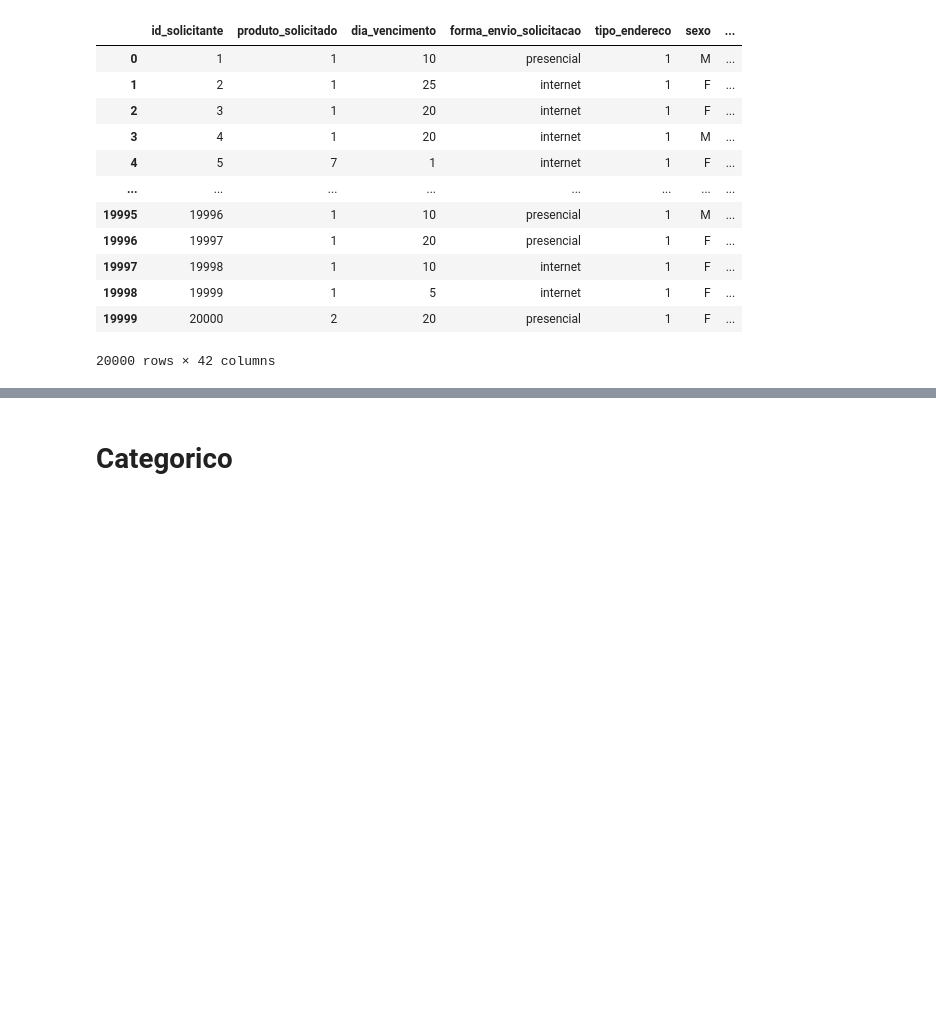
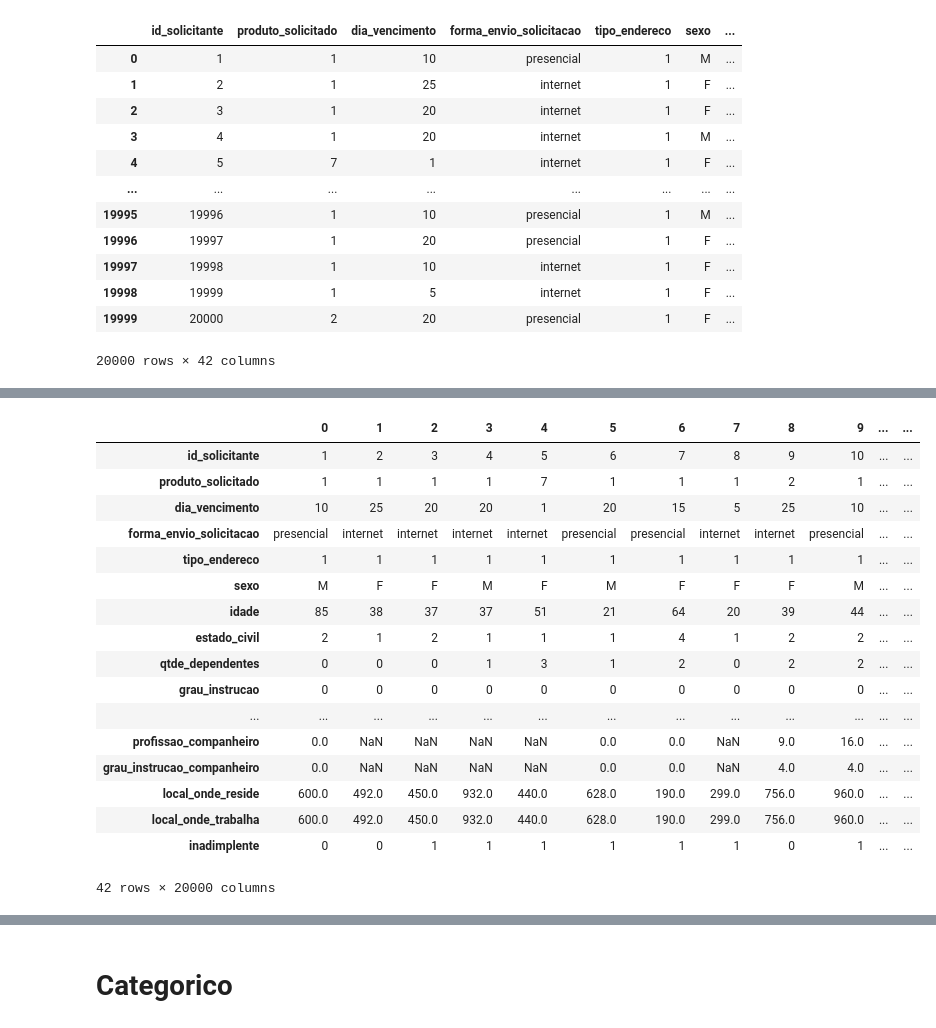
Before and after one commit to phelipefrancesco/-UFRJ-EEL891---2021.01---Trabalho-2, a Jupyter notebook: eel891_trabalho1.ipynb, the cells around one changed output, grey strips where cells are left out. Saved outputs shown, nothing was run; the diff lists cells and outputs as text; code cells hidden in the pictures; blank space fills up the shorter version.

```diff
--- a/eel891_trabalho1.ipynb
+++ b/eel891_trabalho1.ipynb
@@ -103,0 +46,7 @@ df_credito['renda_mensal_regular']
+# %%
+training = True
+
+if training:
+    df = train_set
+else:
+    df = test_set
@@ -103,0 +68,21 @@ df_credito['renda_mensal_regular']
+# %%
+df.T
+# %% [output]
+|  | 0 | 1 | 2 | 3 | 4 | 5 | 6 | 7 | 8 | 9 | ... | ... |
+| id_solicitante | 1 | 2 | 3 | 4 | 5 | 6 | 7 | 8 | 9 | 10 | ... | ... |
+| produto_solicitado | 1 | 1 | 1 | 1 | 7 | 1 | 1 | 1 | 2 | 1 | ... | ... |
+| dia_vencimento | 10 | 25 | 20 | 20 | 1 | 20 | 15 | 5 | 25 | 10 | ... | ... |
+| forma_envio_solicitacao | presencial | internet | internet | internet | internet | presencial | presencial | internet | internet | presencial | ... | ... |
+| tipo_endereco | 1 | 1 | 1 | 1 | 1 | 1 | 1 | 1 | 1 | 1 | ... | ... |
+| sexo | M | F | F | M | F | M | F | F | F | M | ... | ... |
+| idade | 85 | 38 | 37 | 37 | 51 | 21 | 64 | 20 | 39 | 44 | ... | ... |
+| estado_civil | 2 | 1 | 2 | 1 | 1 | 1 | 4 | 1 | 2 | 2 | ... | ... |
+| qtde_dependentes | 0 | 0 | 0 | 1 | 3 | 1 | 2 | 0 | 2 | 2 | ... | ... |
+| grau_instrucao | 0 | 0 | 0 | 0 | 0 | 0 | 0 | 0 | 0 | 0 | ... | ... |
+| ... | ... | ... | ... | ... | ... | ... | ... | ... | ... | ... | ... | ... |
+| profissao_companheiro | 0.0 | NaN | NaN | NaN | NaN | 0.0 | 0.0 | NaN | 9.0 | 16.0 | ... | ... |
+| grau_instrucao_companheiro | 0.0 | NaN | NaN | NaN | NaN | 0.0 | 0.0 | NaN | 4.0 | 4.0 | ... | ... |
+| local_onde_reside | 600.0 | 492.0 | 450.0 | 932.0 | 440.0 | 628.0 | 190.0 | 299.0 | 756.0 | 960.0 | ... | ... |
+| local_onde_trabalha | 600.0 | 492.0 | 450.0 | 932.0 | 440.0 | 628.0 | 190.0 | 299.0 | 756.0 | 960.0 | ... | ... |
+| inadimplente | 0 | 0 | 1 | 1 | 1 | 1 | 1 | 1 | 0 | 1 | ... | ... |
+42 rows × 20000 columns
```
Also changed, not shown: parts of 47 cells of this notebook, 7 other files.
